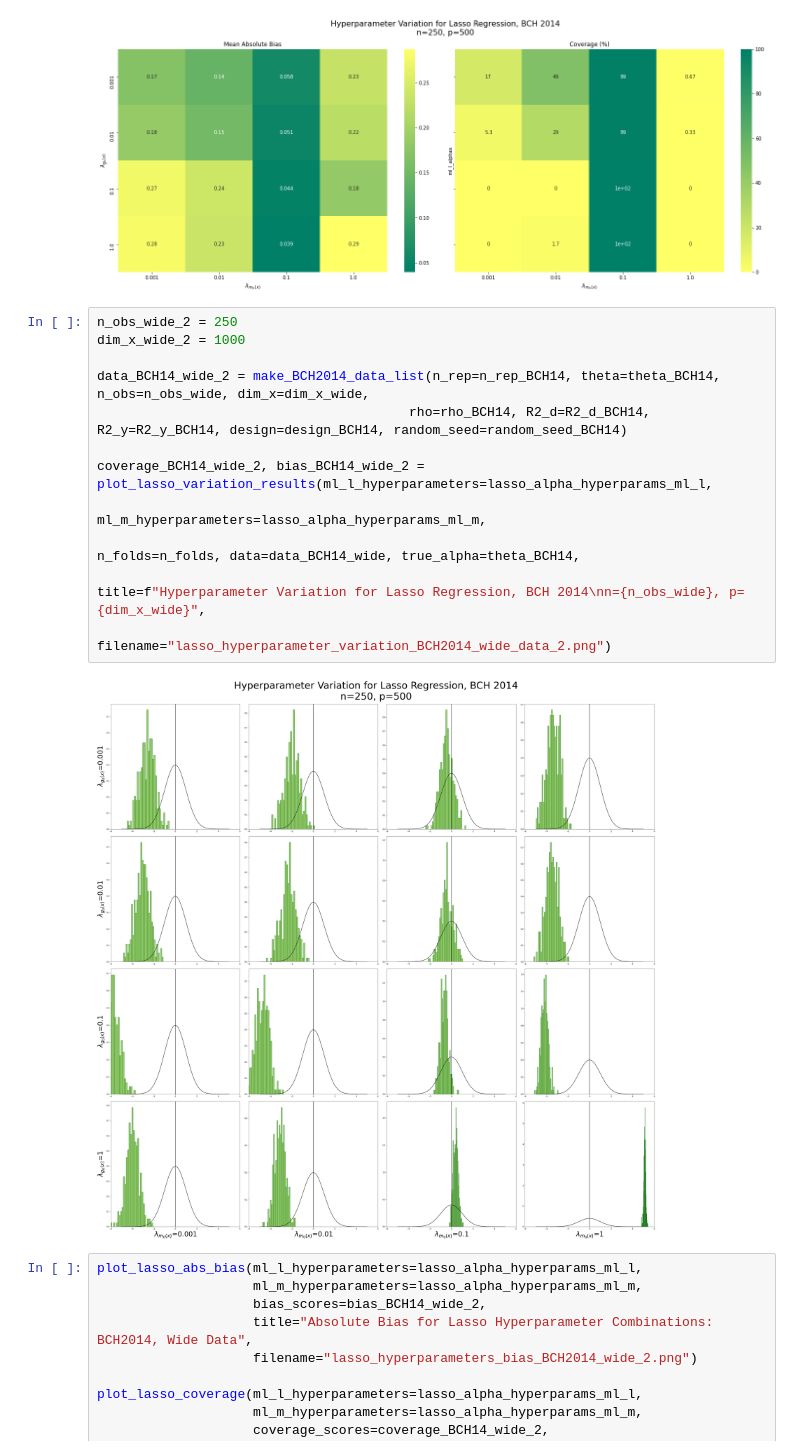
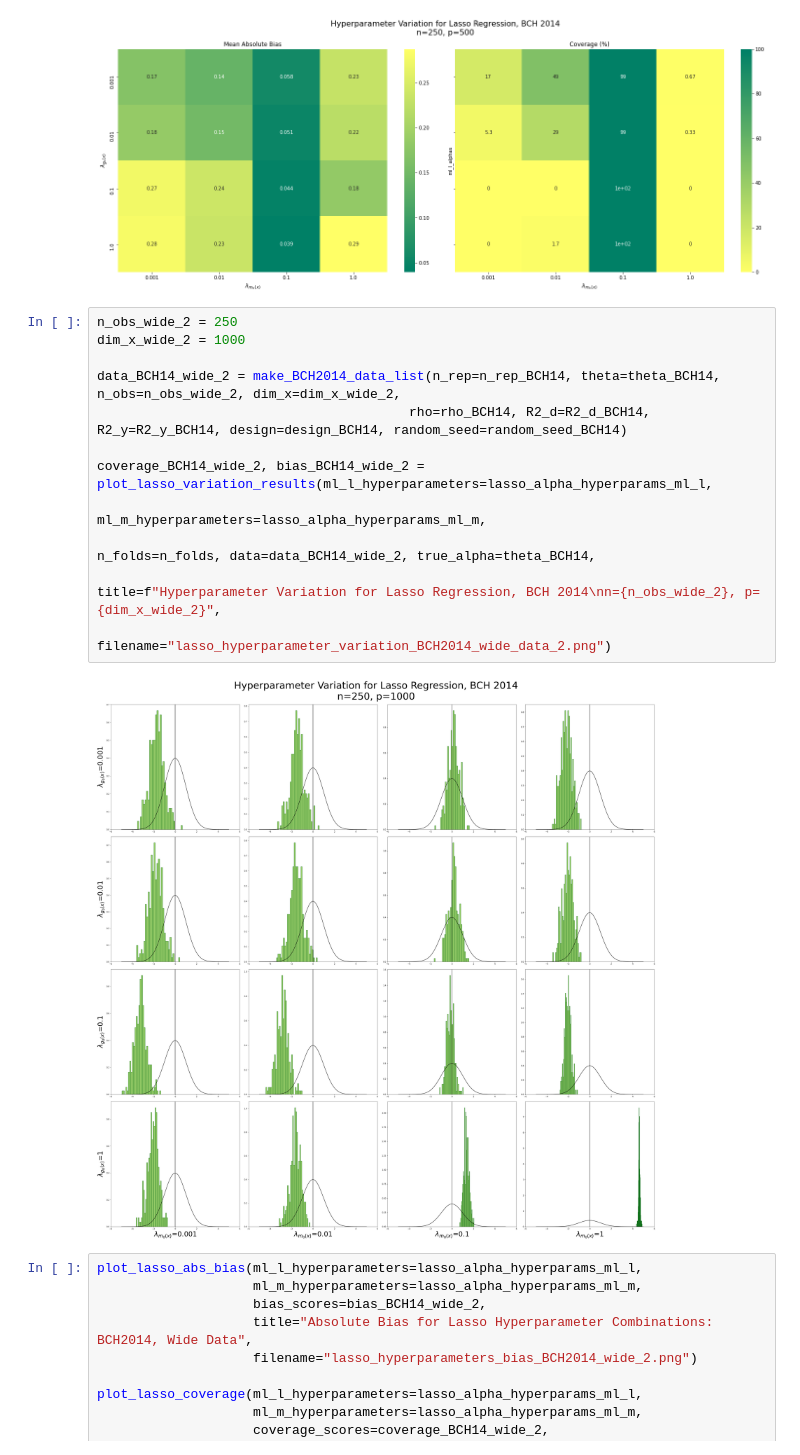
Before and after one commit to JannikKmnn/DoubleML-Hyperparameter-Simulation, a Jupyter notebook: lasso_variation.ipynb, the cells around one changed output. Drawn from its saved outputs; the diff is of its cells as text.

```diff
--- a/lasso_variation.ipynb
+++ b/lasso_variation.ipynb
@@ -330,17 +330,17 @@ plot_bias_coverage_next_to_eachother(ml_l_hyperparameters=lasso_alpha_hyperparam
 # %%
 n_obs_wide_2 = 250
 dim_x_wide_2 = 1000
 
-data_BCH14_wide_2 = make_BCH2014_data_list(n_rep=n_rep_BCH14, theta=theta_BCH14, n_obs=n_obs_wide, dim_x=dim_x_wide,
+data_BCH14_wide_2 = make_BCH2014_data_list(n_rep=n_rep_BCH14, theta=theta_BCH14, n_obs=n_obs_wide_2, dim_x=dim_x_wide_2,
                                         rho=rho_BCH14, R2_d=R2_d_BCH14, R2_y=R2_y_BCH14, design=design_BCH14, random_seed=random_seed_BCH14)
 
 coverage_BCH14_wide_2, bias_BCH14_wide_2 = plot_lasso_variation_results(ml_l_hyperparameters=lasso_alpha_hyperparams_ml_l,
                                                                         ml_m_hyperparameters=lasso_alpha_hyperparams_ml_m,
-                                                                        n_folds=n_folds, data=data_BCH14_wide, true_alpha=theta_BCH14,
-                                                                        title=f"Hyperparameter Variation for Lasso Regression, BCH 2014\nn={n_obs_wide}, p={dim_x_wide}",
+                                                                        n_folds=n_folds, data=data_BCH14_wide_2, true_alpha=theta_BCH14,
+                                                                        title=f"Hyperparameter Variation for Lasso Regression, BCH 2014\nn={n_obs_wide_2}, p={dim_x_wide_2}",
                                                                         filename="lasso_hyperparameter_variation_BCH2014_wide_data_2.png")
 # %% [output]
-[figure, old version]
+[figure, new version]
 # %%
 plot_lasso_abs_bias(ml_l_hyperparameters=lasso_alpha_hyperparams_ml_l,
                     ml_m_hyperparameters=lasso_alpha_hyperparams_ml_m,
```
Also changed, not shown: parts of 2 cells of this notebook, 14 other files.
